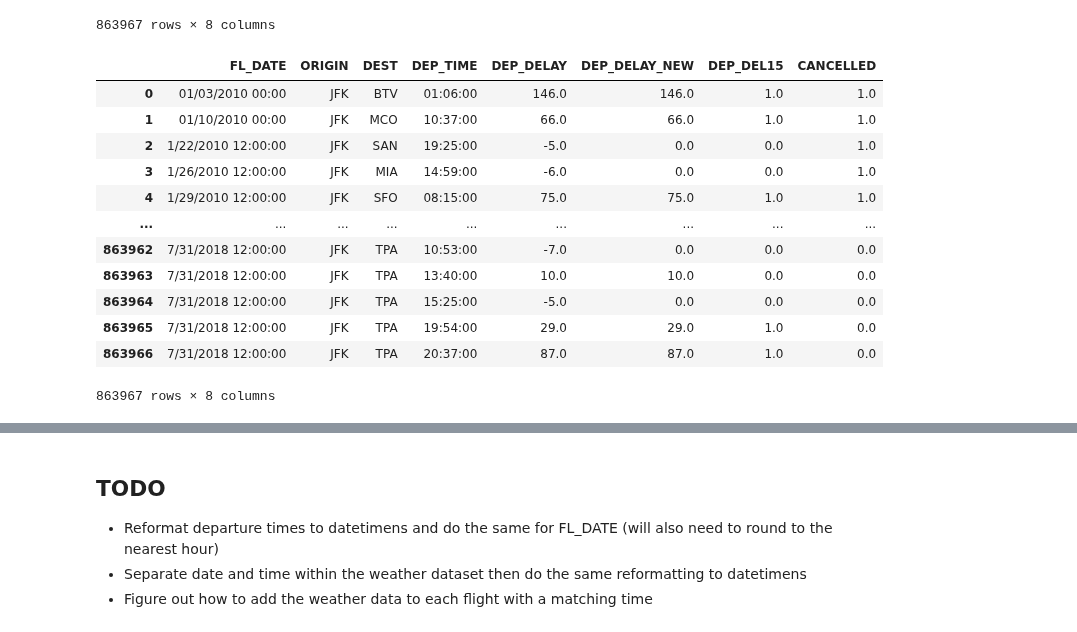
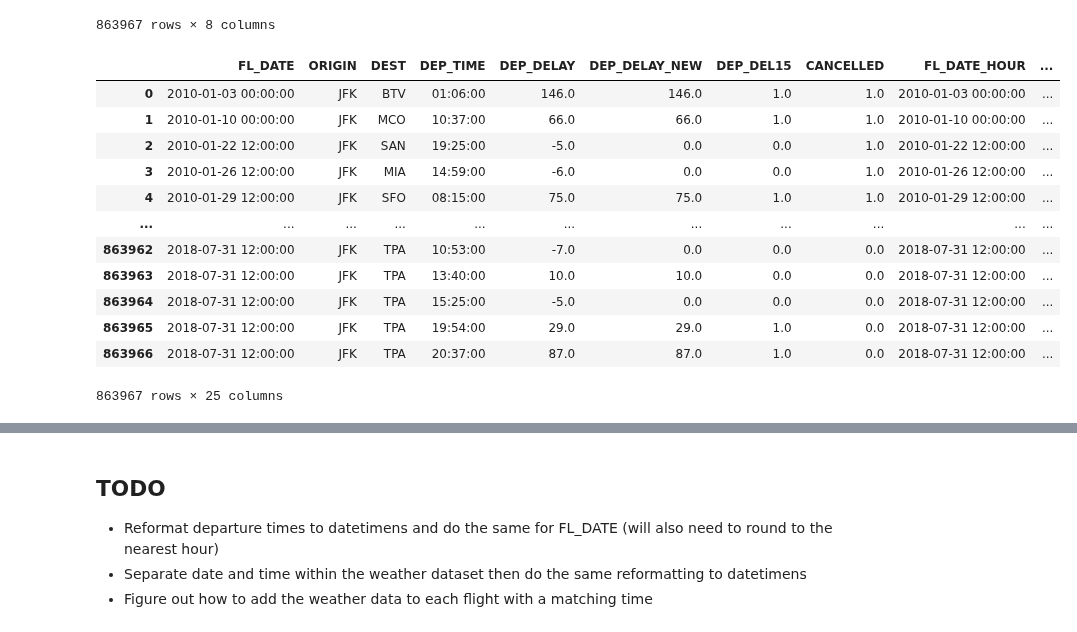
Before and after one commit to craigmiller24/MLP_Project, a Jupyter notebook: Preprocessing.ipynb, the cells around one changed output, grey strips where cells are left out. Cells and saved outputs as stored; diff of their text form; code cells hidden in the pictures.

```diff
--- a/Preprocessing.ipynb
+++ b/Preprocessing.ipynb
@@ -85,9 +85,11 @@ full_df
 863967 rows × 8 columns
 # %%
 # reformatting FL_DATE to correct date-time format
-# Step 1: Remove AM/PM (if present) and adjust the time format
+# remove AM/PM
 full_df['FL_DATE'] = full_df['FL_DATE'].str.replace(r'AM|PM', '', regex=True)
 
+# convert to date time
+full_df['FL_DATE'] = pd.to_datetime(full_df['FL_DATE'], format='mixed')
 full_df
 # %% [output]
 |  | FL_DATE | ORIGIN | DEST | DEP_TIME | DEP_DELAY | DEP_DELAY_NEW | DEP_DEL15 | CANCELLED |
@@ -103,19 +105,36 @@ full_df
 | 863965 | 7/31/2018 12:00:00 | JFK | TPA | 19:54:00 | 29.0 | 29.0 | 1.0 | 0.0 |
 | 863966 | 7/31/2018 12:00:00 | JFK | TPA | 20:37:00 | 87.0 | 87.0 | 1.0 | 0.0 |
 863967 rows × 8 columns
-# %%
-full_df
-# %% [output]
-|  | FL_DATE | ORIGIN | DEST | DEP_TIME | DEP_DELAY | DEP_DELAY_NEW | DEP_DEL15 | CANCELLED |
-| 0 | 01/03/2010 00:00 | JFK | BTV | 01:06:00 | 146.0 | 146.0 | 1.0 | 1.0 |
-| 1 | 01/10/2010 00:00 | JFK | MCO | 10:37:00 | 66.0 | 66.0 | 1.0 | 1.0 |
-| 2 | 1/22/2010 12:00:00 | JFK | SAN | 19:25:00 | -5.0 | 0.0 | 0.0 | 1.0 |
-| 3 | 1/26/2010 12:00:00 | JFK | MIA | 14:59:00 | -6.0 | 0.0 | 0.0 | 1.0 |
-| 4 | 1/29/2010 12:00:00 | JFK | SFO | 08:15:00 | 75.0 | 75.0 | 1.0 | 1.0 |
-| ... | ... | ... | ... | ... | ... | ... | ... | ... |
-| 863962 | 7/31/2018 12:00:00 | JFK | TPA | 10:53:00 | -7.0 | 0.0 | 0.0 | 0.0 |
-| 863963 | 7/31/2018 12:00:00 | JFK | TPA | 13:40:00 | 10.0 | 10.0 | 0.0 | 0.0 |
-| 863964 | 7/31/2018 12:00:00 | JFK | TPA | 15:25:00 | -5.0 | 0.0 | 0.0 | 0.0 |
-| 863965 | 7/31/2018 12:00:00 | JFK | TPA | 19:54:00 | 29.0 | 29.0 | 1.0 | 0.0 |
-| 863966 | 7/31/2018 12:00:00 | JFK | TPA | 20:37:00 | 87.0 | 87.0 | 1.0 | 0.0 |
-863967 rows × 8 columns
+# %%
+# merge weather and flight data
+
+full_df['FL_DATE'] = pd.to_datetime(full_df['FL_DATE'])
+weather_df['DATE'] = pd.to_datetime(weather_df['DATE'])
+
+
+full_df['FL_DATE_HOUR'] = full_df['FL_DATE'].dt.floor('H')
+
+# Regular merge on the exact hour
+merged_df = pd.merge(
+    full_df,
+    weather_df,
+    left_on='FL_DATE_HOUR',
+    right_on='DATE',
+    how='left'  # this keeps only the flights data
+)
+
+merged_df
+# %% [output]
+|  | FL_DATE | ORIGIN | DEST | DEP_TIME | DEP_DELAY | DEP_DELAY_NEW | DEP_DEL15 | CANCELLED | FL_DATE_HOUR | ... |
+| 0 | 2010-01-03 00:00:00 | JFK | BTV | 01:06:00 | 146.0 | 146.0 | 1.0 | 1.0 | 2010-01-03 00:00:00 | ... |
+| 1 | 2010-01-10 00:00:00 | JFK | MCO | 10:37:00 | 66.0 | 66.0 | 1.0 | 1.0 | 2010-01-10 00:00:00 | ... |
+| 2 | 2010-01-22 12:00:00 | JFK | SAN | 19:25:00 | -5.0 | 0.0 | 0.0 | 1.0 | 2010-01-22 12:00:00 | ... |
+| 3 | 2010-01-26 12:00:00 | JFK | MIA | 14:59:00 | -6.0 | 0.0 | 0.0 | 1.0 | 2010-01-26 12:00:00 | ... |
+| 4 | 2010-01-29 12:00:00 | JFK | SFO | 08:15:00 | 75.0 | 75.0 | 1.0 | 1.0 | 2010-01-29 12:00:00 | ... |
+| ... | ... | ... | ... | ... | ... | ... | ... | ... | ... | ... |
+| 863962 | 2018-07-31 12:00:00 | JFK | TPA | 10:53:00 | -7.0 | 0.0 | 0.0 | 0.0 | 2018-07-31 12:00:00 | ... |
+| 863963 | 2018-07-31 12:00:00 | JFK | TPA | 13:40:00 | 10.0 | 10.0 | 0.0 | 0.0 | 2018-07-31 12:00:00 | ... |
+| 863964 | 2018-07-31 12:00:00 | JFK | TPA | 15:25:00 | -5.0 | 0.0 | 0.0 | 0.0 | 2018-07-31 12:00:00 | ... |
+| 863965 | 2018-07-31 12:00:00 | JFK | TPA | 19:54:00 | 29.0 | 29.0 | 1.0 | 0.0 | 2018-07-31 12:00:00 | ... |
+| 863966 | 2018-07-31 12:00:00 | JFK | TPA | 20:37:00 | 87.0 | 87.0 | 1.0 | 0.0 | 2018-07-31 12:00:00 | ... |
+863967 rows × 25 columns
```
Also changed, not shown: parts of 1 cell of this notebook.
